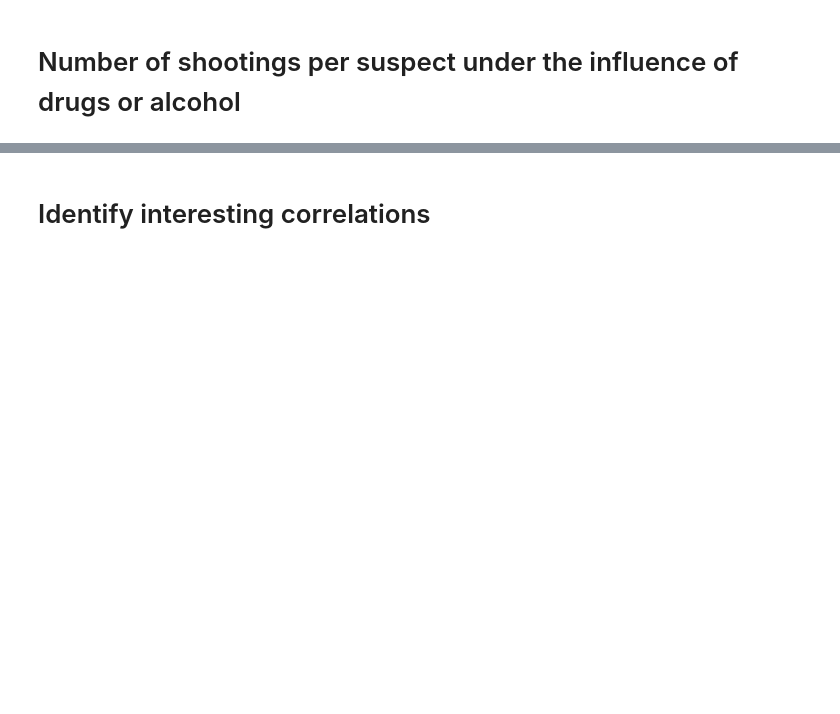
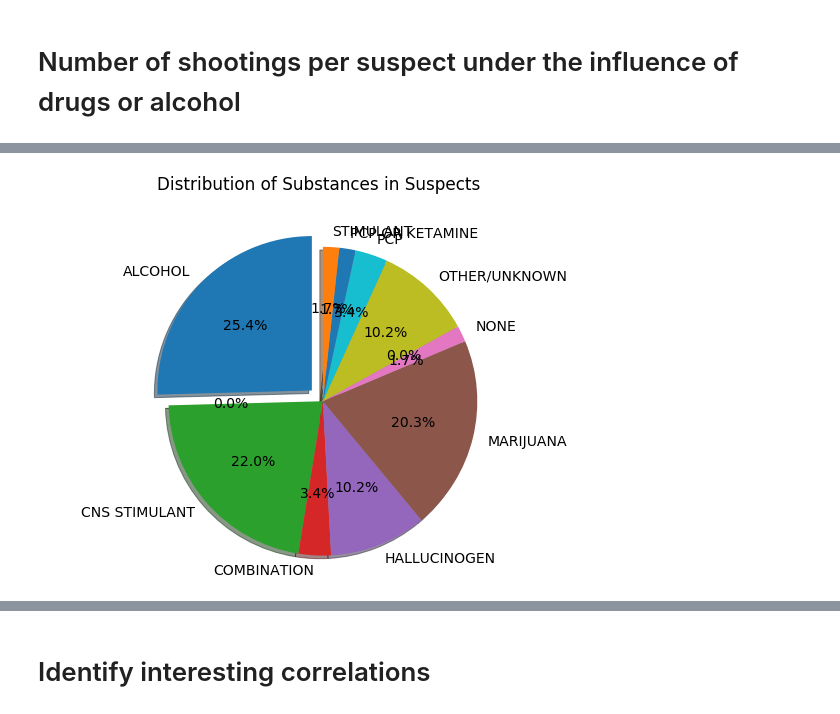
Before and after one commit to SeriousHyena/Sandbox, a Jupyter notebook: Los_Angeles_Police_shootings.ipynb, the cells around one changed output, grey strips where cells are left out. Saved outputs shown, nothing was run; the diff lists cells and outputs as text; code cells hidden in the pictures; blank space fills up the shorter version.

```diff
--- a/Los_Angeles_Police_shootings.ipynb
+++ b/Los_Angeles_Police_shootings.ipynb
@@ -351,0 +381,16 @@ race = df['']
+# %%
+import matplotlib as mpl
+mpl.rcParams['font.size'] = 14
+rcParams['axes.titlepad'] = 30
+figure(num=None, figsize=(8, 6))
+explode = (0.1,0,0,0,0,0,0,0,0,0,0,0)  # only must match the number of pie slices
+df.deceased.groupby(df.substance_name).sum().plot(kind='pie', autopct='%1.1f%%',
+        shadow=True, startangle=90, explode=explode, label=' ' )
+#df.deceased.groupby(df.substance_name).sum().plot(kind='pie')
+plt.axis('equal')
+plt.title("Distribution of Substances in Suspects")
+
+plt.tight_layout()
+plt.show()
+# %% [output]
+[figure, added]
```
Also changed, not shown: parts of 10 cells of this notebook.
